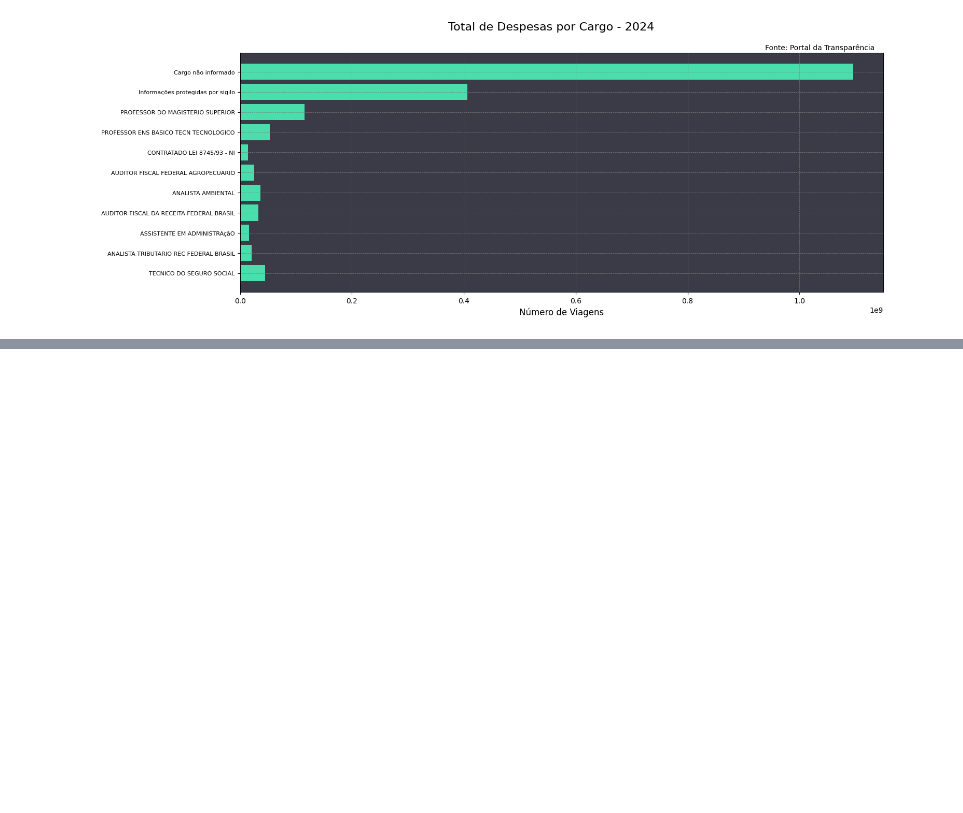
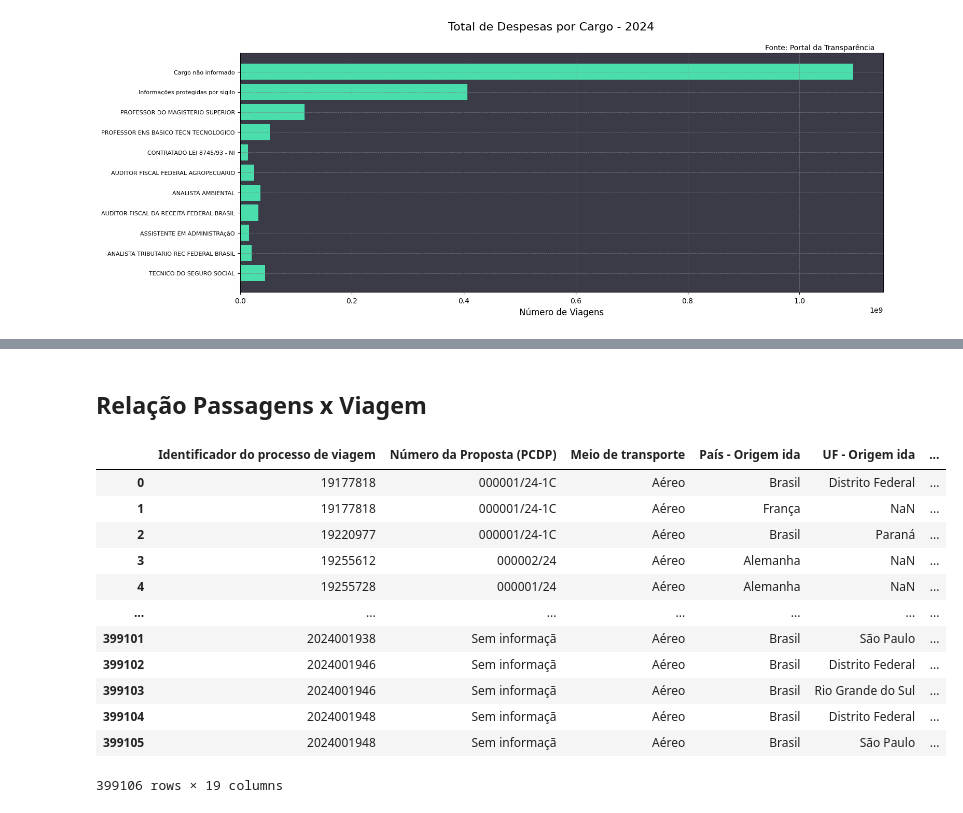
Before and after one commit to Luis-Filipe-Santos/analise-transparencia, a Jupyter notebook: analise.ipynb, the cells around one changed output, grey strips where cells are left out. Saved outputs shown, nothing was run; the diff lists cells and outputs as text; code cells hidden in the pictures; blank space fills up the shorter version.

```diff
--- a/analise.ipynb
+++ b/analise.ipynb
@@ -101,0 +128,20 @@ plt.show()
+# %% [markdown]
+## Relação Passagens x Viagem
+# %%
+caminho_dados_passagem = 'dados/2024_Passagem.csv'
+df_passagens = pd.read_csv(caminho_dados_passagem, sep=';', decimal=',', encoding='windows-1252')
+df_passagens
+# %% [output]
+|  | Identificador do processo de viagem | Número da Proposta (PCDP) | Meio de transporte | País - Origem ida | UF - Origem ida | ... |
+| 0 | 19177818 | 000001/24-1C | Aéreo | Brasil | Distrito Federal | ... |
+| 1 | 19177818 | 000001/24-1C | Aéreo | França | NaN | ... |
+| 2 | 19220977 | 000001/24-1C | Aéreo | Brasil | Paraná | ... |
+| 3 | 19255612 | 000002/24 | Aéreo | Alemanha | NaN | ... |
+| 4 | 19255728 | 000001/24 | Aéreo | Alemanha | NaN | ... |
+| ... | ... | ... | ... | ... | ... | ... |
+| 399101 | 2024001938 | Sem informaçã | Aéreo | Brasil | São Paulo | ... |
+| 399102 | 2024001946 | Sem informaçã | Aéreo | Brasil | Distrito Federal | ... |
+| 399103 | 2024001946 | Sem informaçã | Aéreo | Brasil | Rio Grande do Sul | ... |
+| 399104 | 2024001948 | Sem informaçã | Aéreo | Brasil | Distrito Federal | ... |
+| 399105 | 2024001948 | Sem informaçã | Aéreo | Brasil | São Paulo | ... |
+399106 rows × 19 columns
```
Also changed, not shown: parts of 6 cells of this notebook.
